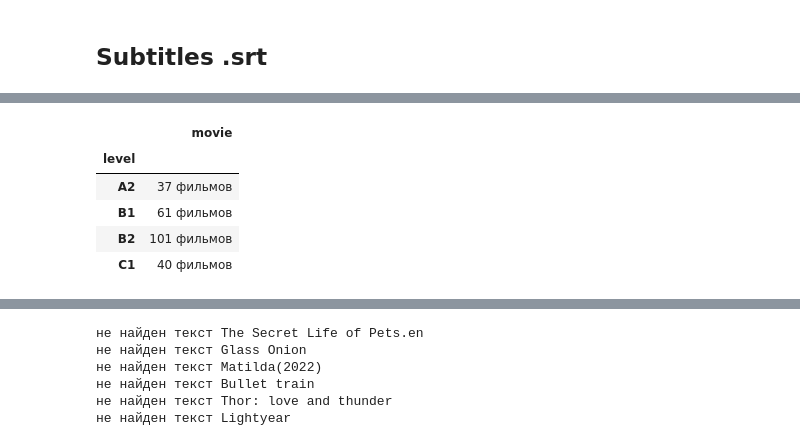
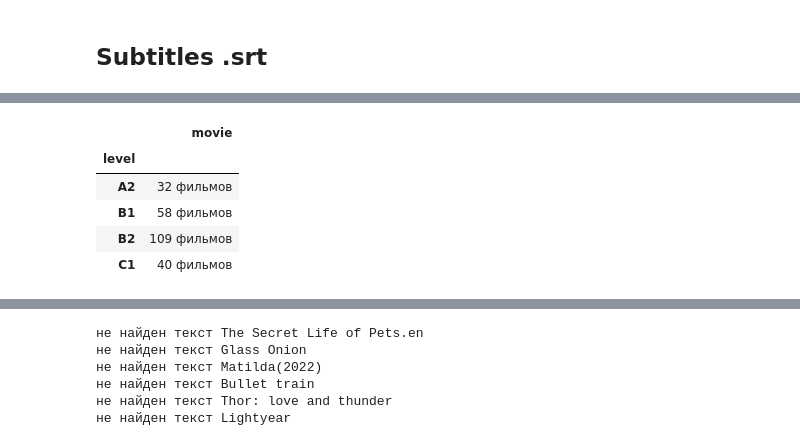
Before and after one commit to artefucktor/english_level, a Jupyter notebook: movies_english_level.ipynb, the cells around one changed output, grey strips where cells are left out. Cells and saved outputs as stored; diff of their text form; code cells hidden in the pictures.

```diff
--- a/movies_english_level.ipynb
+++ b/movies_english_level.ipynb
@@ -254,22 +320,22 @@ memory usage: 5.6+ KB
 # %%
 # correct some mistakes in movies names
 movie_labels.movie = movie_labels.movie.str.replace('.srt', '', regex=False)
 movie_labels.loc[movie_labels.movie == 'Up (2009)', 'movie'] = 'Up(2009)'
 movie_labels.loc[movie_labels.movie == 'The Grinch', 'movie'] = 'The.Grinch'
 
 # удалим из level лишние символы, разделители оставим пробел
-# из мультиуровней выберем наименьший
+# из мультиуровней выберем наибольший
 movie_labels.level = movie_labels.level \
                                  .str.replace(',', '', regex=False) \
                                  .str.replace('+', '', regex=False) \
                                  .str.replace('/', ' ', regex=False) \
-                                 .str.split().transform(lambda x: min(x))
+                                 .str.split().transform(lambda x: max(x))
 
 movie_labels.groupby('level').count().style.format({'movie':'{:.0f} фильмов'})
 # %% [output]
 |  | movie |
 | level |  |
-| A2 | 37 фильмов |
-| B1 | 61 фильмов |
-| B2 | 101 фильмов |
+| A2 | 32 фильмов |
+| B1 | 58 фильмов |
+| B2 | 109 фильмов |
 | C1 | 40 фильмов |
```
Also changed, not shown: parts of 43 cells of this notebook.
